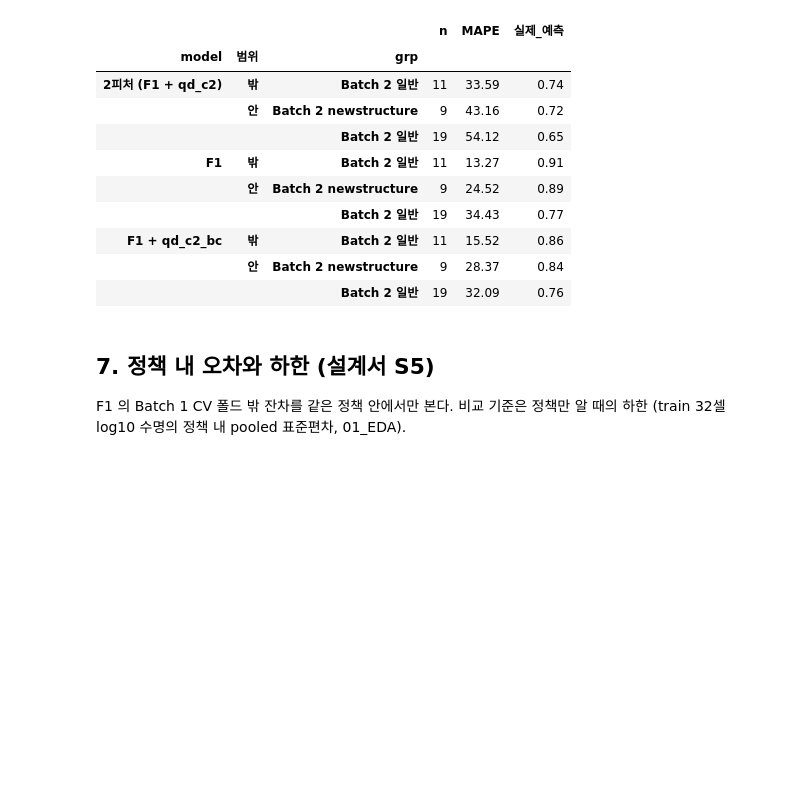
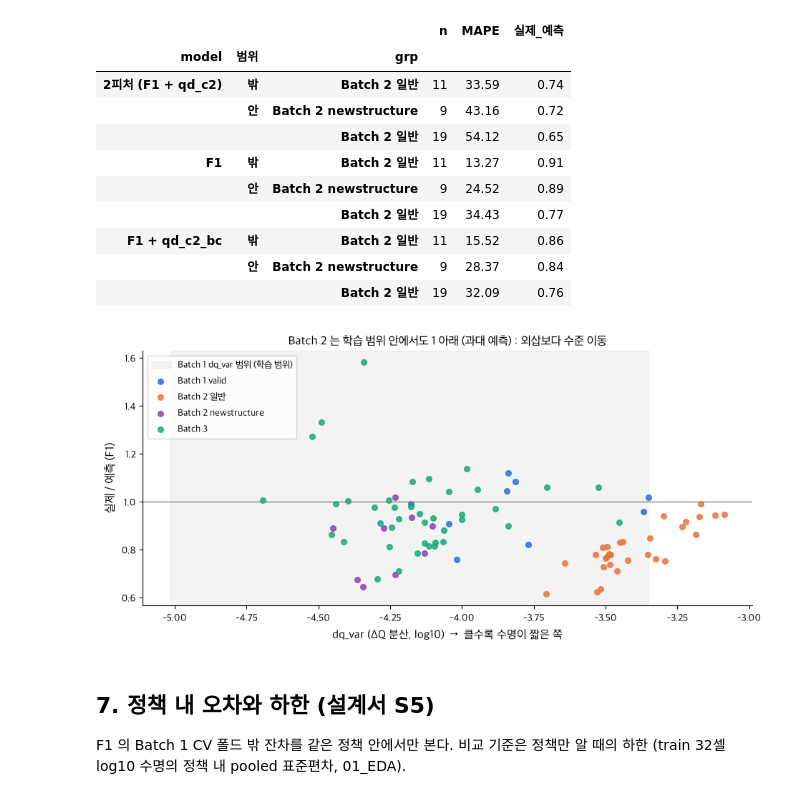
Before and after one commit to 97-99-02/ess-battery-project, a Jupyter notebook: notebooks/03_modeling.ipynb, the cells around one changed output. Saved outputs shown, nothing was run; the diff lists cells and outputs as text; code cells hidden in the pictures; blank space fills up the shorter version.

```diff
--- a/notebooks/03_modeling.ipynb
+++ b/notebooks/03_modeling.ipynb
@@ -198,6 +235,20 @@ Batch 1 dq_var 범위 -5.01 ~ -3.35. 범위 밖 Batch 2 셀은 모두 dq_var 가
 | F1 + qd_c2_bc | 밖 | Batch 2 일반 | 11 | 15.52 | 0.86 |
 |  | 안 | Batch 2 newstructure | 9 | 28.37 | 0.84 |
 |  |  | Batch 2 일반 | 19 | 32.09 | 0.76 |
+# %%
+fig, ax = plt.subplots(figsize=(9.5, 4.6))
+u = p[(p.model == 'F1') & p.split.isin(['valid', 'b2', 'b3'])]
+ax.axvspan(lo, hi, color='grey', alpha=0.09, label='Batch 1 dq_var 범위 (학습 범위)')
+for g_, c in COL.items():
+    v = u[u.grp == g_]
+    ax.scatter(v.dq_var, v.ratio, s=30, color=c, alpha=0.85, label='Batch 1 valid' if g_ == 'Batch 1' else g_)
+ax.axhline(1, color='grey', lw=1)
+ax.set_xlabel('dq_var (ΔQ 분산, log10)  →  클수록 수명이 짧은 쪽', fontsize=11.5); ax.set_ylabel('실제 / 예측 (F1)', fontsize=12)
+ax.legend(fontsize=9.5, loc='upper left')
+ax.set_title('Batch 2 는 학습 범위 안에서도 1 아래 (과대 예측) : 외삽보다 수준 이동', fontsize=12)
+plt.tight_layout(); plt.savefig(f'{FIG}/day2_ratio_vs_dqvar.png', bbox_inches='tight'); plt.show()
+# %% [output]
+[figure, added]
 # %% [markdown]
 ## 7. 정책 내 오차와 하한 (설계서 S5)
 
```
Also changed, not shown: parts of 3 cells of this notebook, 2 other files.
